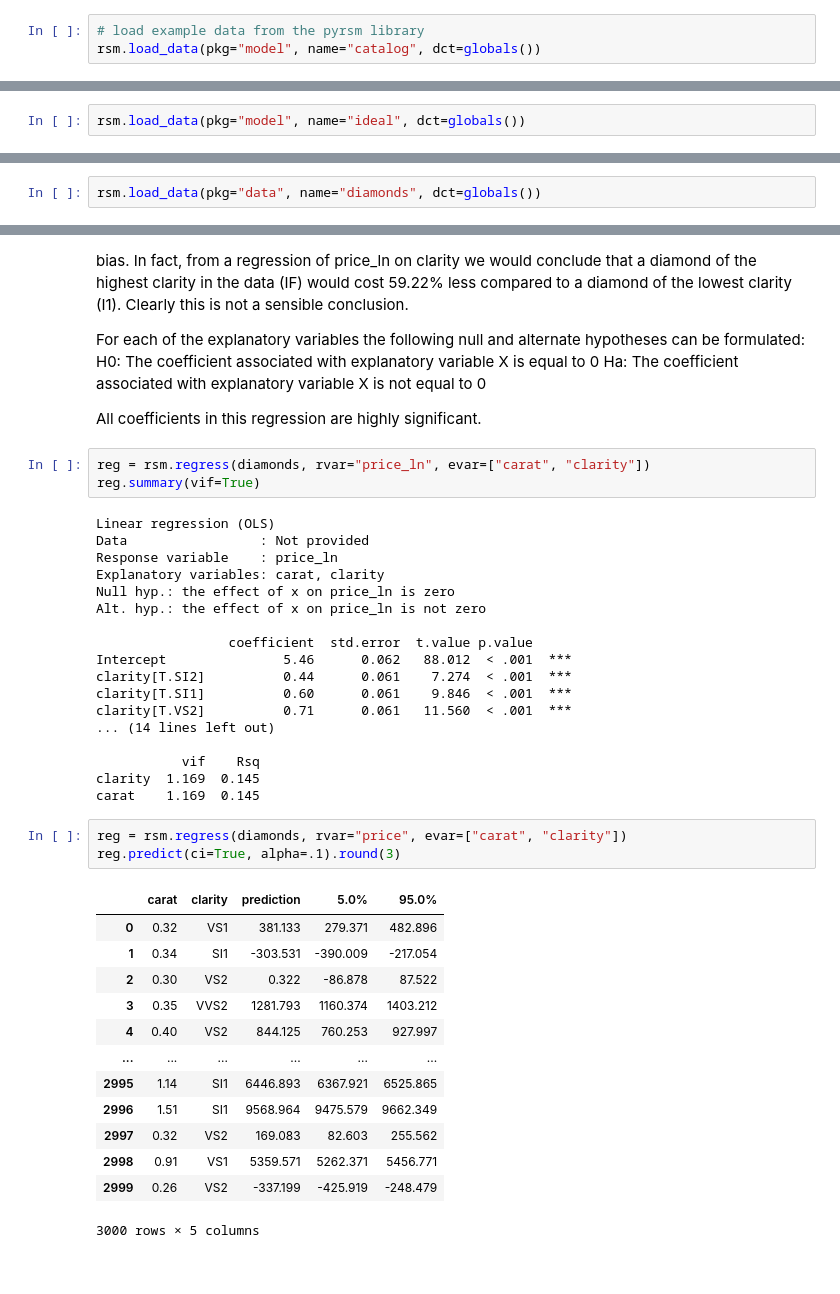
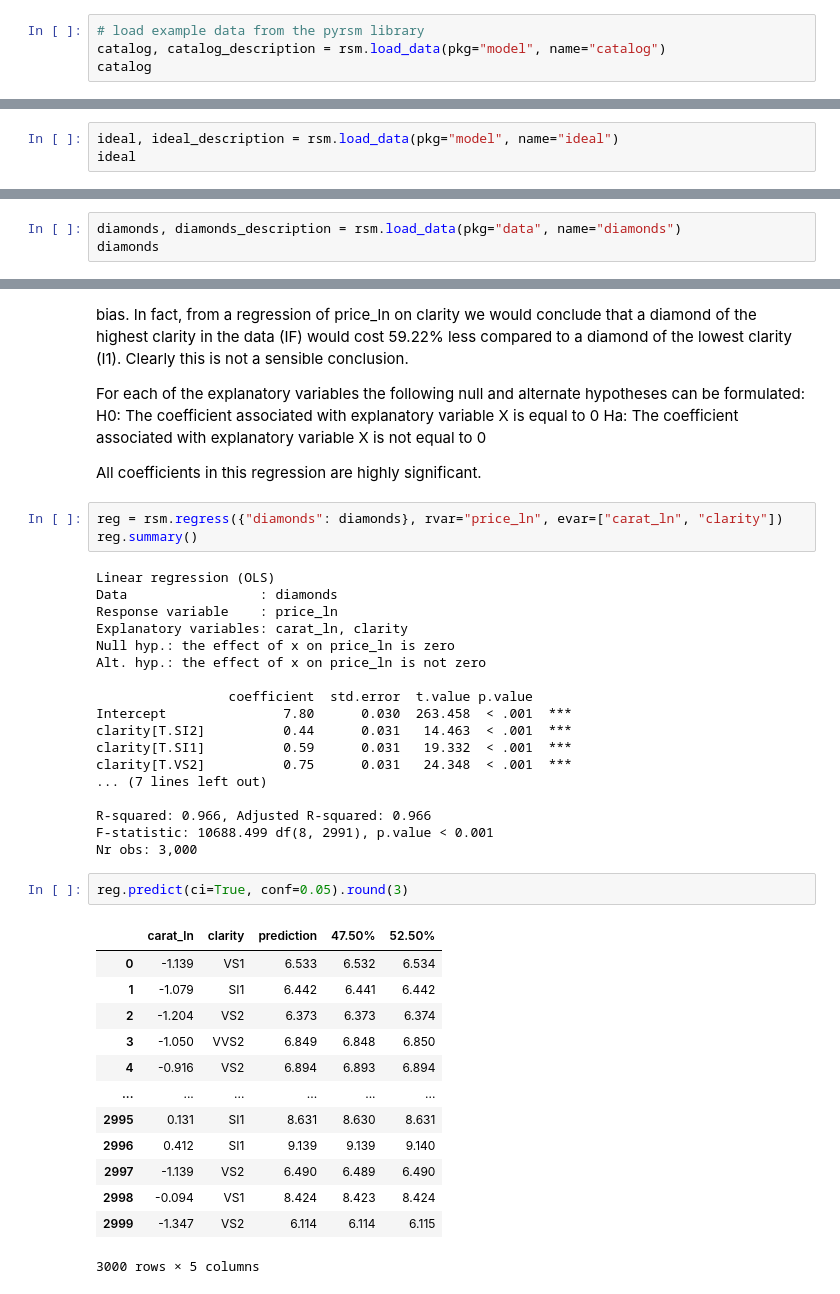
Before and after one commit to vnijs/pyrsm, a Jupyter notebook: examples/model-linear-regression.ipynb, the cells around one changed output, grey strips where cells are left out. Saved outputs shown, nothing was run; the diff lists cells and outputs as text.

Commit message:
radiant-for-python linear regression

```diff
--- a/examples/model-linear-regression.ipynb
+++ b/examples/model-linear-regression.ipynb
@@ -30,4 +27,5 @@ The catalog company is interested in redesigning their Customer Relationship Man
 3. Which explanatory variables are significant predictors of customer value (use a 95% confidence level)?
 # %%
 # load example data from the pyrsm library
-rsm.load_data(pkg="model", name="catalog", dct=globals())
+catalog, catalog_description = rsm.load_data(pkg="model", name="catalog")
+catalog
@@ -160,4 +171,5 @@ P(-1.972 < X < 1.972) = 0.95
 
 The data `ideal` contains simulated data that is very useful to demonstrate what data for, and residuals from, a regression should ideally look like. The data has 1,000 observations on 4 variables. `y` is the response variable and `x1`, `x2`, and `x3` are explanatory variables. The plots shown below can be used as a bench mark for regressions on real world data
 # %%
-rsm.load_data(pkg="model", name="ideal", dct=globals())
+ideal, ideal_description = rsm.load_data(pkg="model", name="ideal")
+ideal
@@ -263,4 +283,5 @@ Total       999  19,913
 
 Both linear and log-log regressions are commonly applied to business data. In this example we will look for evidence in the data and residuals that may suggest which model specification is  appropriate for the available data.
 # %%
-rsm.load_data(pkg="data", name="diamonds", dct=globals())
+diamonds, diamonds_description = rsm.load_data(pkg="data", name="diamonds")
+diamonds
@@ -406,42 +426,41 @@ For each of the explanatory variables the following null and alternate hypothese
 
 All coefficients in this regression are highly significant.
 # %%
-reg = rsm.regress(diamonds, rvar="price_ln", evar=["carat", "clarity"])
-reg.summary(vif=True)
+reg = rsm.regress({"diamonds": diamonds}, rvar="price_ln", evar=["carat_ln", "clarity"])
+reg.summary()
 # %% [output]
 Linear regression (OLS)
-Data                 : Not provided
+Data                 : diamonds
 Response variable    : price_ln
-Explanatory variables: carat, clarity
+Explanatory variables: carat_ln, clarity
 Null hyp.: the effect of x on price_ln is zero
 Alt. hyp.: the effect of x on price_ln is not zero
 
                  coefficient  std.error  t.value p.value
-Intercept               5.46      0.062   88.012  < .001  ***
-clarity[T.SI2]          0.44      0.061    7.274  < .001  ***
-clarity[T.SI1]          0.60      0.061    9.846  < .001  ***
-clarity[T.VS2]          0.71      0.061   11.560  < .001  ***
-... (14 lines left out)
+Intercept               7.80      0.030  263.458  < .001  ***
+clarity[T.SI2]          0.44      0.031   14.463  < .001  ***
+clarity[T.SI1]          0.59      0.031   19.332  < .001  ***
+clarity[T.VS2]          0.75      0.031   24.348  < .001  ***
+... (7 lines left out)
 
-           vif    Rsq
-clarity  1.169  0.145
-carat    1.169  0.145
+R-squared: 0.966, Adjusted R-squared: 0.966
+F-statistic: 10688.499 df(8, 2991), p.value < 0.001
+Nr obs: 3,000
 # %%
-reg = rsm.regress(diamonds, rvar="price", evar=["carat", "clarity"])
-reg.predict(ci=True, alpha=.1).round(3)
+reg.predict(ci=True, conf=0.05).round(3)
 # %% [output]
-|  | carat | clarity | prediction | 5.0% | 95.0% |
-| 0 | 0.32 | VS1 | 381.133 | 279.371 | 482.896 |
-| 1 | 0.34 | SI1 | -303.531 | -390.009 | -217.054 |
-| 2 | 0.30 | VS2 | 0.322 | -86.878 | 87.522 |
-| 3 | 0.35 | VVS2 | 1281.793 | 1160.374 | 1403.212 |
-| 4 | 0.40 | VS2 | 844.125 | 760.253 | 927.997 |
+|  | carat_ln | clarity | prediction | 47.50% | 52.50% |
+| 0 | -1.139 | VS1 | 6.533 | 6.532 | 6.534 |
+| 1 | -1.079 | SI1 | 6.442 | 6.441 | 6.442 |
+| 2 | -1.204 | VS2 | 6.373 | 6.373 | 6.374 |
+| 3 | -1.050 | VVS2 | 6.849 | 6.848 | 6.850 |
+| 4 | -0.916 | VS2 | 6.894 | 6.893 | 6.894 |
 | ... | ... | ... | ... | ... | ... |
-| 2995 | 1.14 | SI1 | 6446.893 | 6367.921 | 6525.865 |
-| 2996 | 1.51 | SI1 | 9568.964 | 9475.579 | 9662.349 |
-| 2997 | 0.32 | VS2 | 169.083 | 82.603 | 255.562 |
-| 2998 | 0.91 | VS1 | 5359.571 | 5262.371 | 5456.771 |
-| 2999 | 0.26 | VS2 | -337.199 | -425.919 | -248.479 |
+| 2995 | 0.131 | SI1 | 8.631 | 8.630 | 8.631 |
+| 2996 | 0.412 | SI1 | 9.139 | 9.139 | 9.140 |
+| 2997 | -1.139 | VS2 | 6.490 | 6.489 | 6.490 |
+| 2998 | -0.094 | VS1 | 8.424 | 8.423 | 8.424 |
+| 2999 | -1.347 | VS2 | 6.114 | 6.114 | 6.115 |
 3000 rows × 5 columns
 # %%
 reg.predict(df=diamonds.assign(carat=1)).round(3)
```
Also changed, not shown: parts of 54 cells of this notebook, 3 other files.
